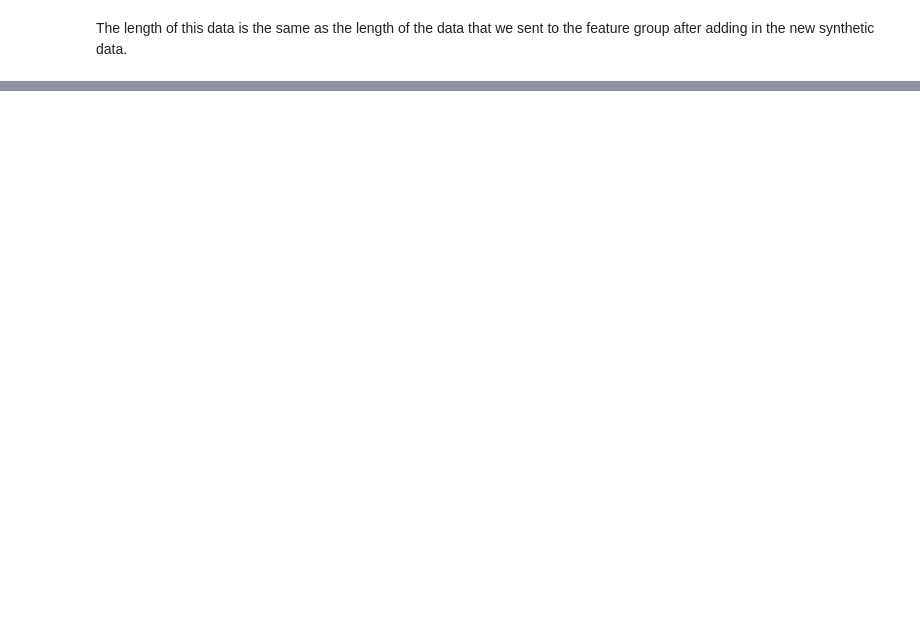
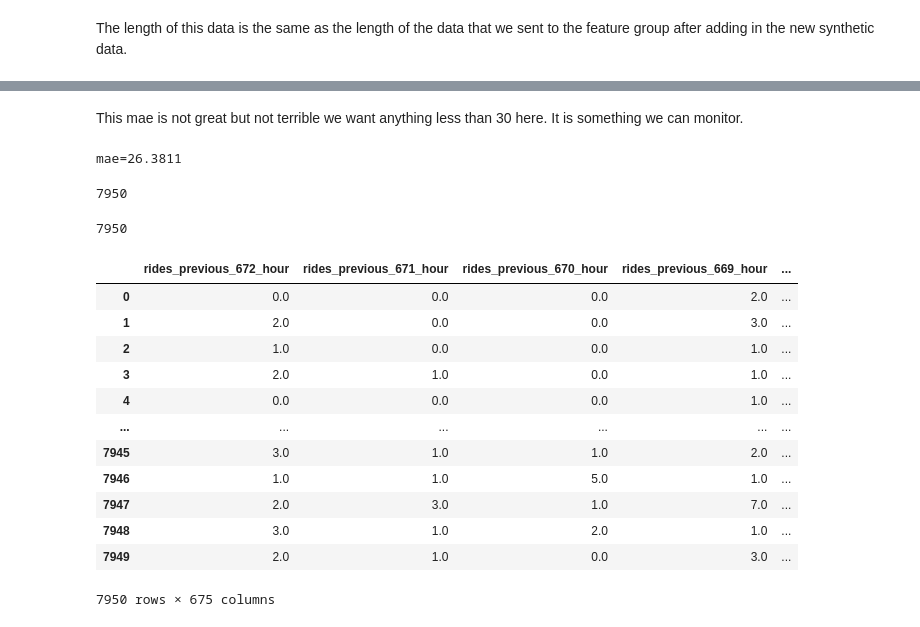
Before and after one commit to ryslipe/taxi_demand_predictor, a Jupyter notebook: notebooks/13_model_training_pipeline.ipynb, the cells around one changed output, grey strips where cells are left out. Drawn from its saved outputs; the diff is of its cells as text; code cells hidden in the pictures; blank space fills up the shorter version.

```diff
--- a/notebooks/13_model_training_pipeline.ipynb
+++ b/notebooks/13_model_training_pipeline.ipynb
@@ -229,0 +391,34 @@ X_train
+# %% [markdown]
+This mae is not great but not terrible we want anything less than 30 here. It is something we can monitor.
+# %%
+# make predictions
+predictions = pipeline.predict(X_test)
+# score them
+mae = mean_absolute_error(y_test, predictions)
+print(f'{mae=:.4f}')
+# %% [output]
+mae=26.3811
+# %%
+len(predictions)
+# %% [output]
+7950
+# %%
+len(X_test)
+# %% [output]
+7950
+# %%
+X_test
+# %% [output]
+|  | rides_previous_672_hour | rides_previous_671_hour | rides_previous_670_hour | rides_previous_669_hour | ... |
+| 0 | 0.0 | 0.0 | 0.0 | 2.0 | ... |
+| 1 | 2.0 | 0.0 | 0.0 | 3.0 | ... |
+| 2 | 1.0 | 0.0 | 0.0 | 1.0 | ... |
+| 3 | 2.0 | 1.0 | 0.0 | 1.0 | ... |
+| 4 | 0.0 | 0.0 | 0.0 | 1.0 | ... |
+| ... | ... | ... | ... | ... | ... |
+| 7945 | 3.0 | 1.0 | 1.0 | 2.0 | ... |
+| 7946 | 1.0 | 1.0 | 5.0 | 1.0 | ... |
+| 7947 | 2.0 | 3.0 | 1.0 | 7.0 | ... |
+| 7948 | 3.0 | 1.0 | 2.0 | 1.0 | ... |
+| 7949 | 2.0 | 1.0 | 0.0 | 3.0 | ... |
+7950 rows × 675 columns
```
Also changed, not shown: parts of 27 cells of this notebook, 2 other files.
